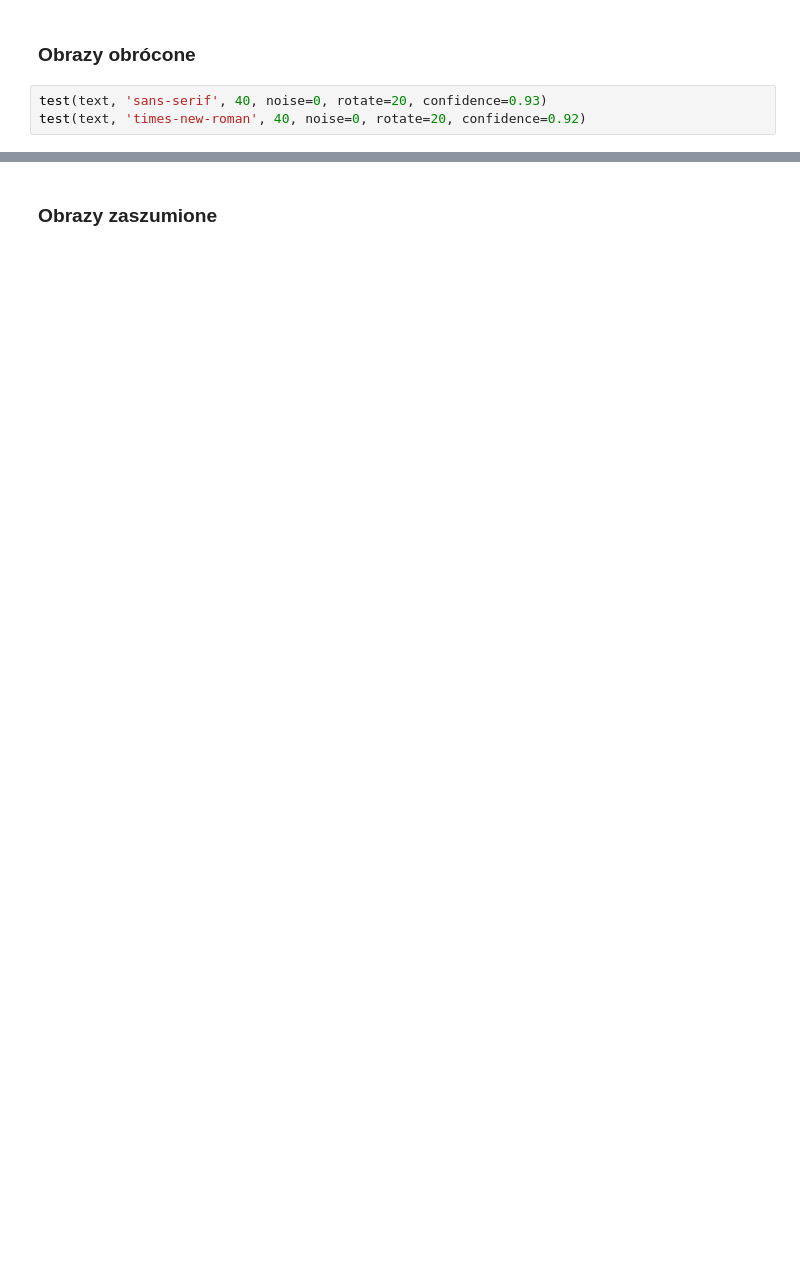
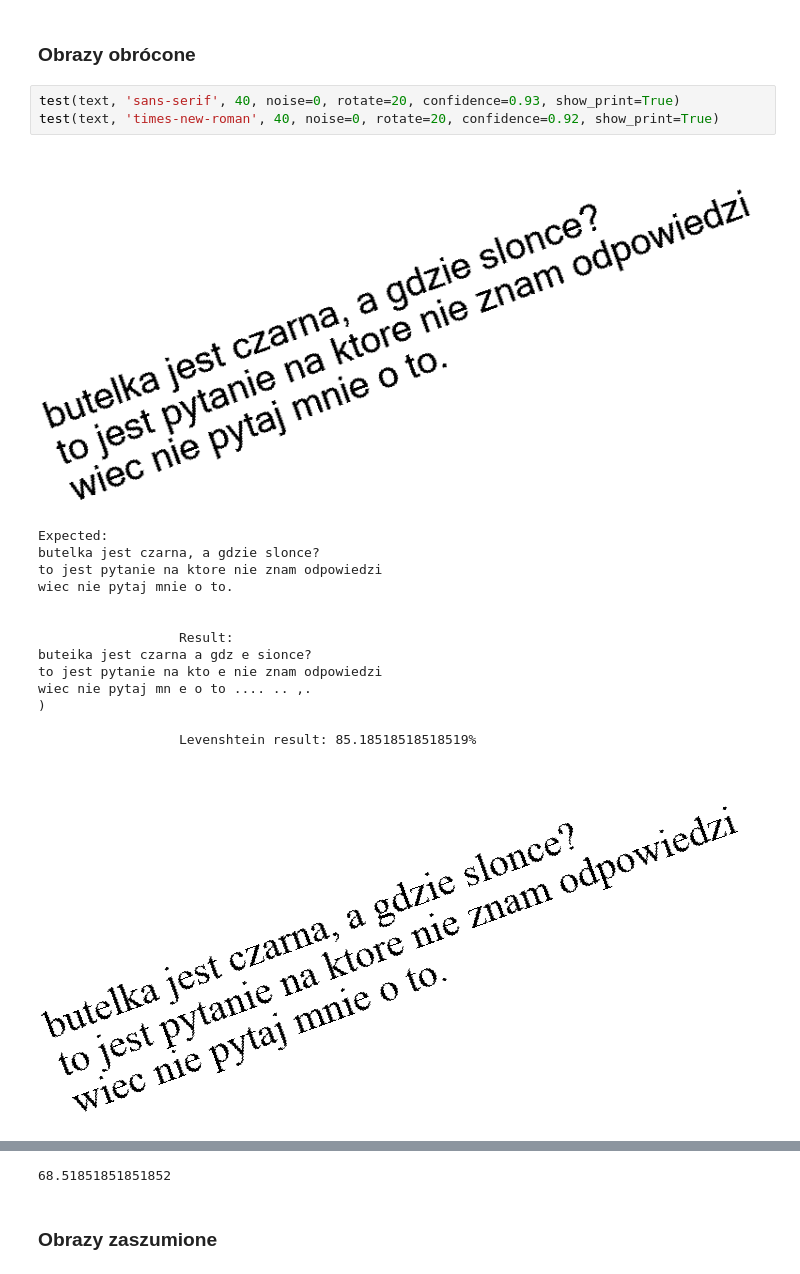
Before and after one commit to radoslawrolka/Computational_Methods_in_Science_and_Engineering, a Jupyter notebook: lab9/task2.ipynb, the cells around one changed output, grey strips where cells are left out. Cells and saved outputs as stored; diff of their text form; blank space fills up the shorter version.

```diff
--- a/lab9/task2.ipynb
+++ b/lab9/task2.ipynb
@@ -380,5 +470,21 @@ for size, conf in zip(sizes, [0.99, 0.99, 0.99]):
 # %% [markdown]
 ### Obrazy obrócone
 # %%
-test(text, 'sans-serif', 40, noise=0, rotate=20, confidence=0.93)
-test(text, 'times-new-roman', 40, noise=0, rotate=20, confidence=0.92)
+test(text, 'sans-serif', 40, noise=0, rotate=20, confidence=0.93, show_print=True)
+test(text, 'times-new-roman', 40, noise=0, rotate=20, confidence=0.92, show_print=True)
+# %% [output]
+[figure, added]
+Expected:
+butelka jest czarna, a gdzie slonce?
+to jest pytanie na ktore nie znam odpowiedzi
+wiec nie pytaj mnie o to.
+
+
+                  Result:
+buteika jest czarna a gdz e sionce?
+to jest pytanie na kto e nie znam odpowiedzi
+wiec nie pytaj mn e o to .... .. ,.
+)
+
+                  Levenshtein result: 85.18518518518519%
+[figure, added]
@@ -385,3 +504,4 @@ test(text, 'times-new-roman', 40, noise=0, rotate=20, confidence=0.92)
+68.51851851851852
 # %% [markdown]
 ### Obrazy zaszumione
 # %%
```
Also changed, not shown: parts of 9 cells of this notebook.
